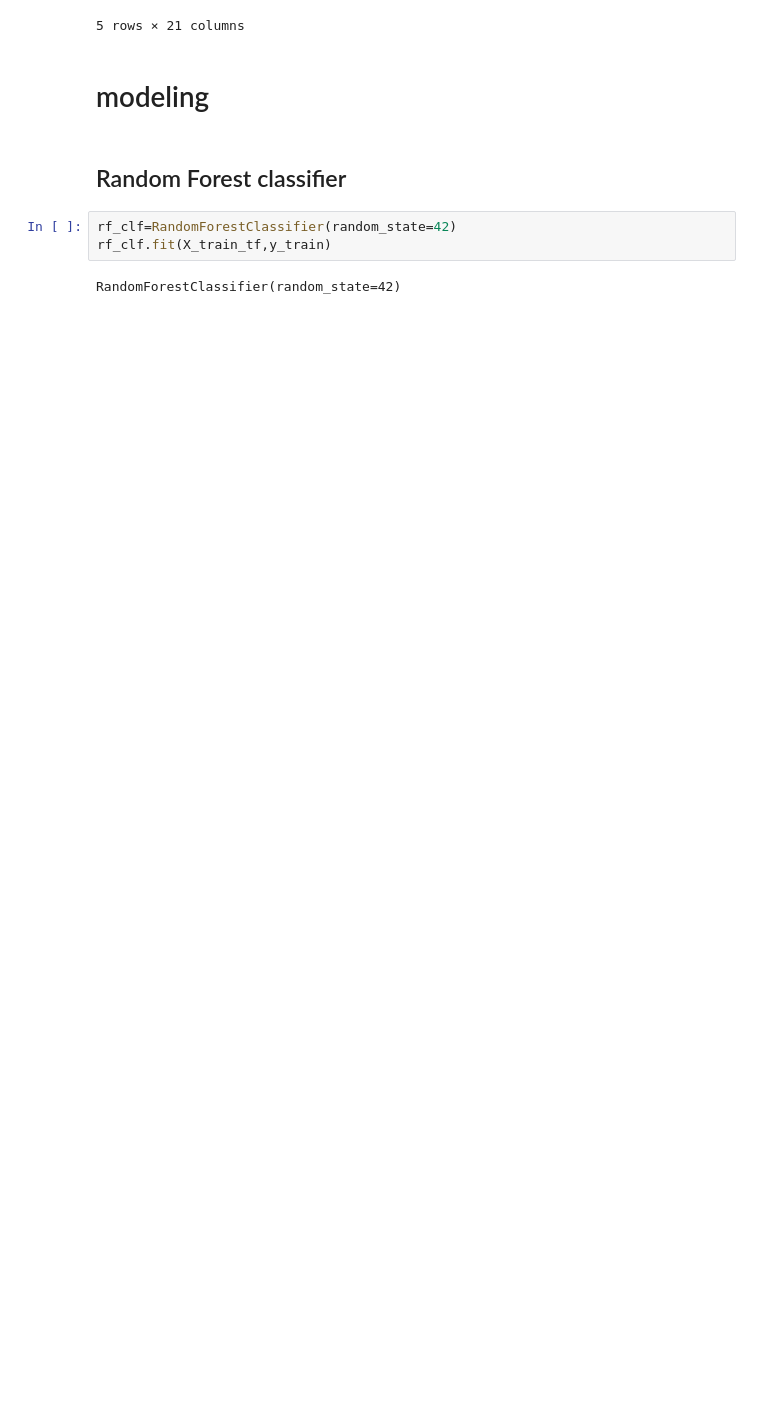
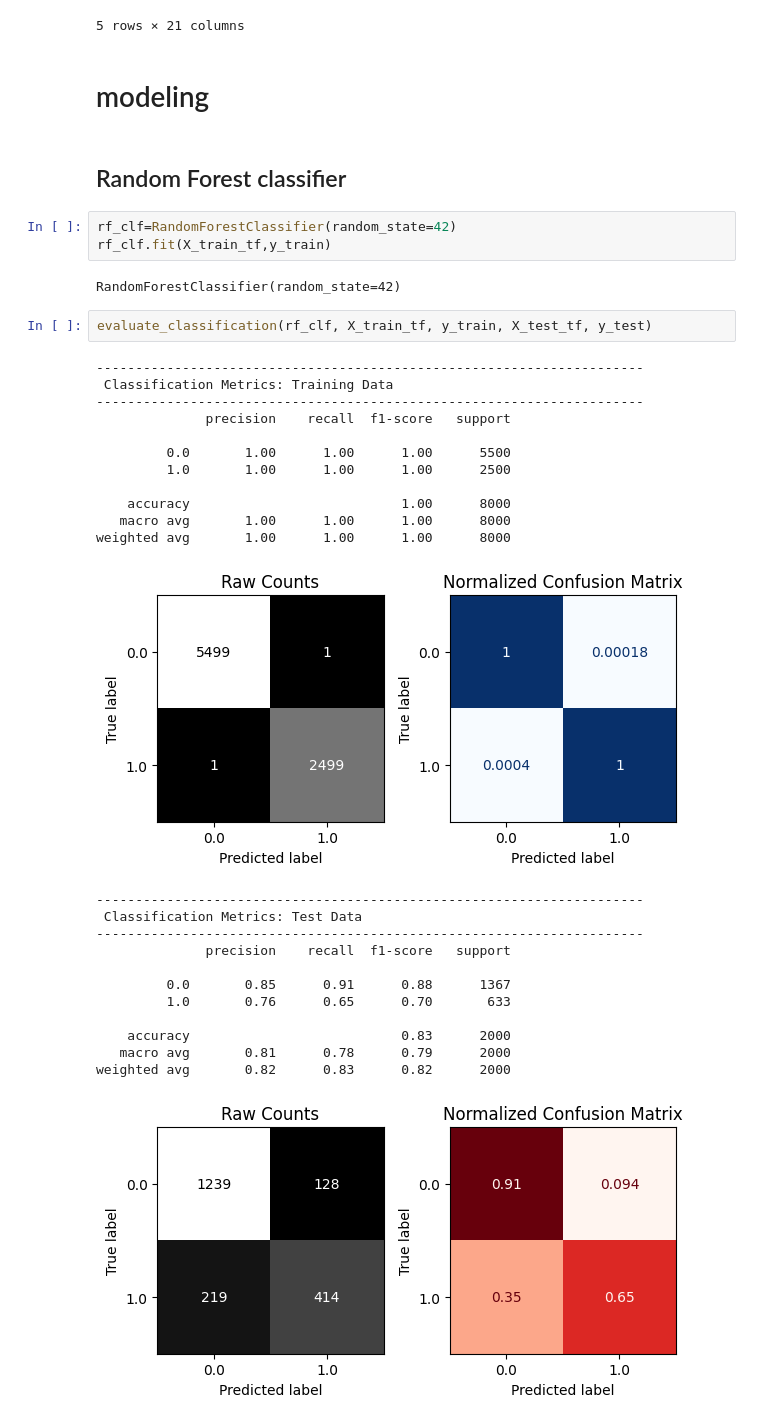
Before and after one commit to farahwadya/Car-insurance-intermediate-machine-learning-project, a Jupyter notebook: Car_insurance_prj.ipynb, the cells around one changed output. Cells and saved outputs as stored; diff of their text form; blank space fills up the shorter version.

```diff
--- a/Car_insurance_prj.ipynb
+++ b/Car_insurance_prj.ipynb
@@ -415,3 +471,30 @@ rf_clf=RandomForestClassifier(random_state=42)
 rf_clf.fit(X_train_tf,y_train)
 # %% [output]
 RandomForestClassifier(random_state=42)
+# %%
+evaluate_classification(rf_clf, X_train_tf, y_train, X_test_tf, y_test)
+# %% [output]
+----------------------------------------------------------------------
+ Classification Metrics: Training Data
+----------------------------------------------------------------------
+              precision    recall  f1-score   support
+
+         0.0       1.00      1.00      1.00      5500
+         1.0       1.00      1.00      1.00      2500
+
+    accuracy                           1.00      8000
+   macro avg       1.00      1.00      1.00      8000
+weighted avg       1.00      1.00      1.00      8000
+[figure, added]
+----------------------------------------------------------------------
+ Classification Metrics: Test Data
+----------------------------------------------------------------------
+              precision    recall  f1-score   support
+
+         0.0       0.85      0.91      0.88      1367
+         1.0       0.76      0.65      0.70       633
+
+    accuracy                           0.83      2000
+   macro avg       0.81      0.78      0.79      2000
+weighted avg       0.82      0.83      0.82      2000
+[figure, added]
```
Also changed, not shown: parts of 1 cell of this notebook.
